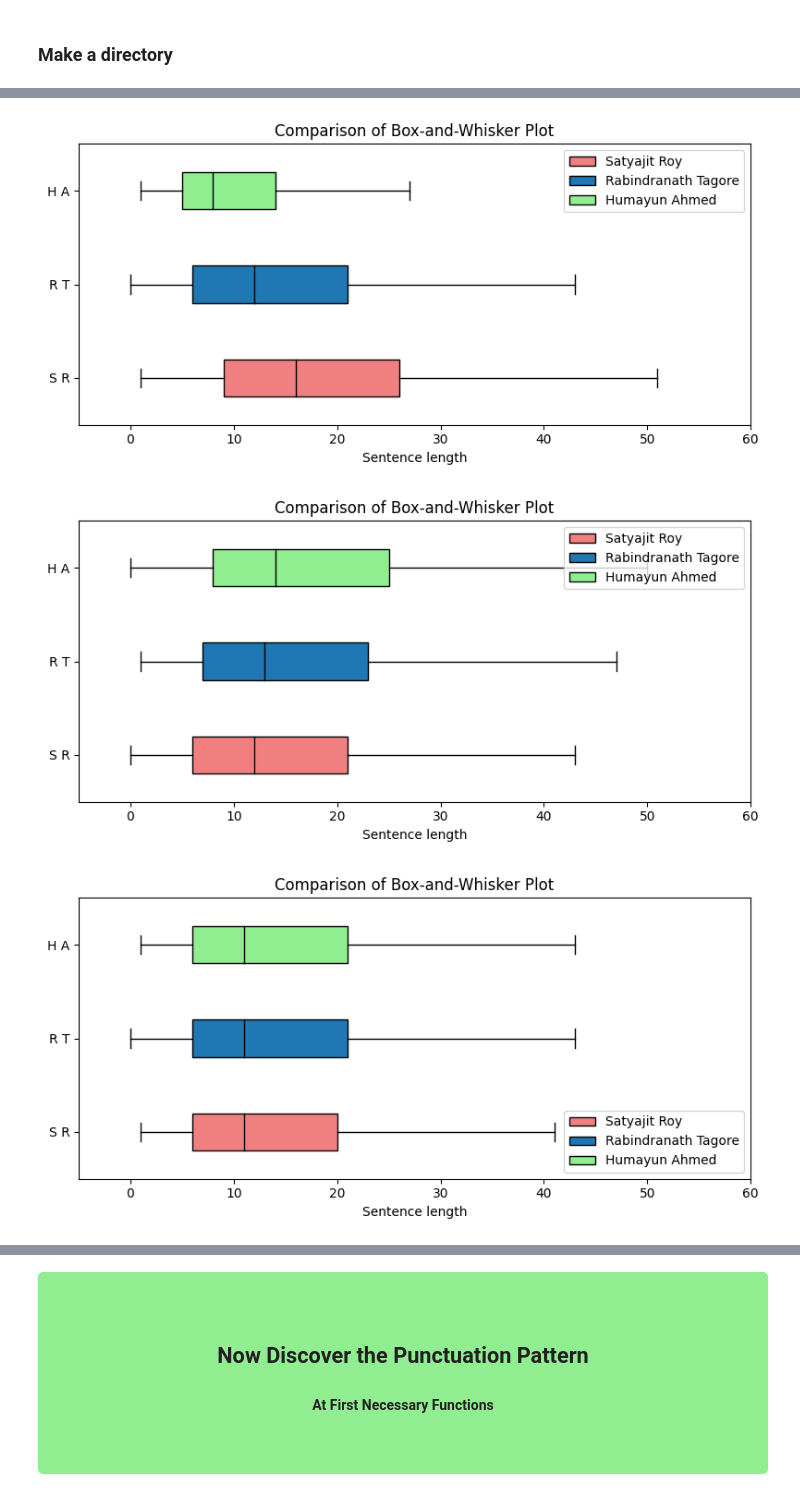
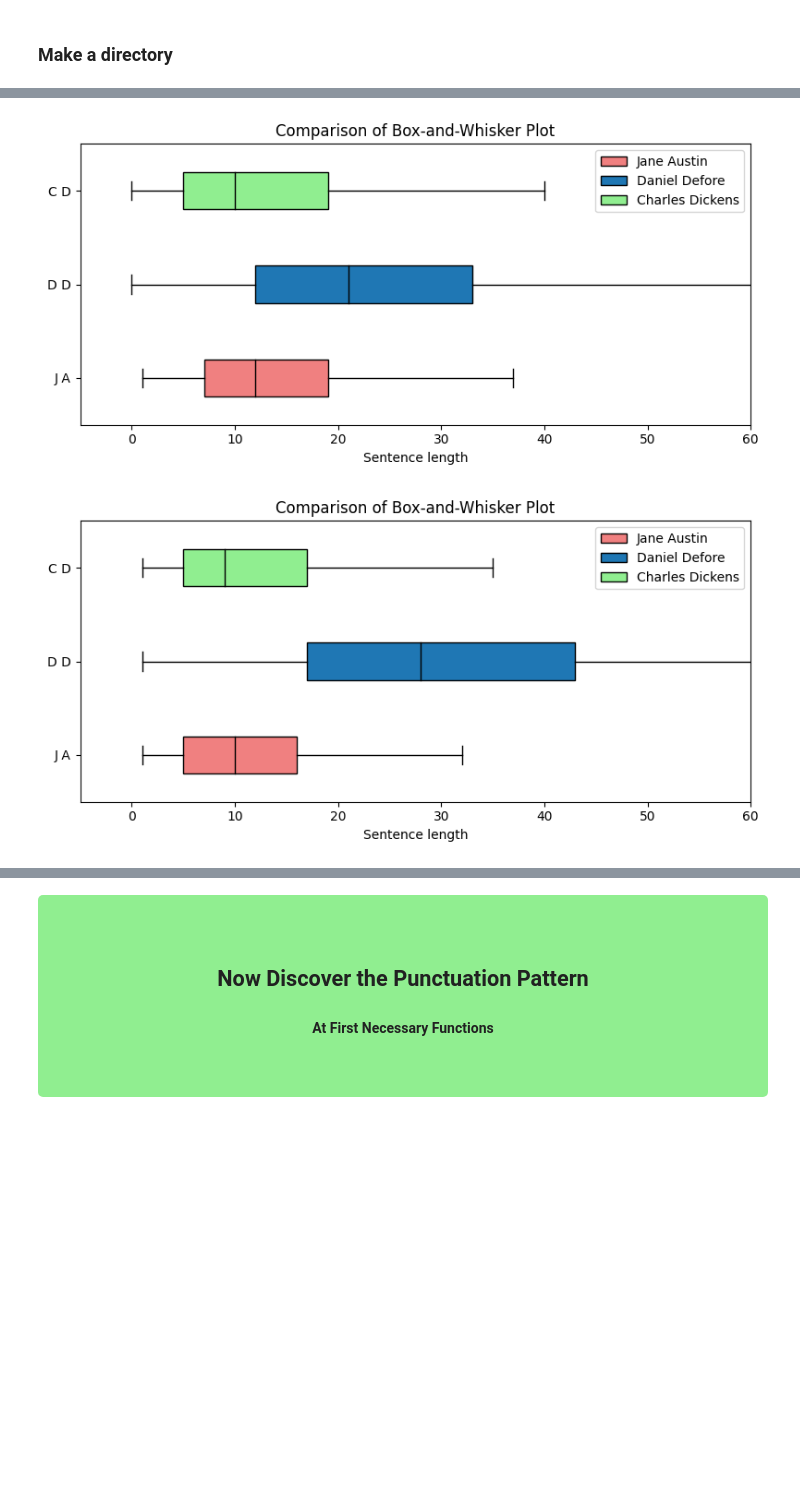
Before and after one commit to oitik/Harun-SIr, a Jupyter notebook: sentencelength-english.ipynb, the cells around one changed output, grey strips where cells are left out. Saved outputs shown, nothing was run; the diff lists cells and outputs as text; code cells hidden in the pictures; blank space fills up the shorter version.

```diff
--- a/sentencelength-english.ipynb
+++ b/sentencelength-english.ipynb
@@ -195,4 +193,8 @@ sentences, lenarr = create_lenarray('/kaggle/input/english-book/Salman_Rushdie_C
+# %%
+sentences1, lenarr1 = create_lenarray('/kaggle/input/english-book/Jane Austen')
+sentences2, lenarr2 = create_lenarray('/kaggle/input/english-book/Defore Novels')
+sentences3, lenarr3 = create_lenarray('/kaggle/input/english-book/Charles Dickens')
 # %%
-for i, val in enumerate(lenarr):
+for i, val in enumerate(lenarr1):
     print(f'Length of Book {i+1} : {len(val)}')
 # %% [output]
@@ -331,9 +328,9 @@ end = start + 1
 for i in range(start, end):
     path1 = f'/kaggle/working/Sentence/Histogram_{i}.png'
     path2 = f'/kaggle/working/Sentence/line_graph_{i}.png'
-    sent1 = lenarr[i]
-    sent2 = lenarr[i+1]
-    sent3 = lenarr[i+2]
+    sent1 = lenarr1[i]
+    sent2 = lenarr2[i]
+    sent3 = lenarr3[i]
     plot_hist(sent1, sent2, sent3, save_path = path1)
     plot_lines(sent1, sent2, sent3, save_path = path2)
 # %% [output]
@@ -348,23 +345,23 @@ def bwp_outliers(numbers1, numbers2, numbers3, save_path = None):
 
     wid = 0.4
     boxplot1 = ax.boxplot(numbers1, vert=False, positions=[1], patch_artist=True,
-                          boxprops=dict(facecolor="lightcoral"), widths=wid, medianprops=dict(color="black"), showfliers=False)
+                    boxprops=dict(facecolor="lightcoral"), widths=wid, medianprops=dict(color="black"), showfliers=False)
 
     boxplot2 = ax.boxplot(numbers2, vert=False, positions=[2], patch_artist=True,
                           boxprops=dict(facecolor=None), widths=wid, medianprops=dict(color="black"), showfliers=False)
 
     boxplot3 = ax.boxplot(numbers3, vert=False, positions=[3], patch_artist=True,
-                          boxprops=dict(facecolor="lightgreen"), widths=wid, medianprops=dict(color="black"), showfliers=False)
+                    boxprops=dict(facecolor="lightgreen"), widths=wid, medianprops=dict(color="black"), showfliers=False)
 
     ax.set_title("Comparison of Box-and-Whisker Plot")
     ax.set_xlabel("Sentence length")
     ax.set_yticks([1, 2, 3])
-    ax.set_yticklabels(["S R", "R T", "H A"])
+    ax.set_yticklabels(["J A", "D D", "C D"])
     ax.set_xlim([-5, 60])
 
     # Add legends
     ax.legend([boxplot1["boxes"][0], boxplot2["boxes"][0], boxplot3["boxes"][0]],
-              ["Satyajit Roy", "Rabindranath Tagore", "Humayun Ahmed"])
+              ["Jane Austin", "Daniel Defore", "Charles Dickens"])
 
     plt.tight_layout()  # Adjust the layout to prevent overlapping
     if save_path:
@@ -372,14 +369,13 @@ def bwp_outliers(numbers1, numbers2, numbers3, save_path = None):
     plt.show()
 # %%
 start = 0
-end = start + 12
+end = start + 6
 for i in range(start, end, 3):
     save_path = f'/kaggle/working/Sentence/Box_plot{i}.png'
-    sent1 = lenarr[i]
-    sent2 = lenarr[i+1]
-    sent3 = lenarr[i+2]
-    bwp_outliers(sent1, sent2, sent3, save_path=save_path)
+    sent1 = lenarr1[i]
+    sent2 = lenarr2[i]
+    sent3 = lenarr3[i]
+    bwp_outliers(sent1, sent2, sent3, save_path=None)
 # %% [output]
-[figure, old version]
+[figure, new version]
-[figure, old version]
+[figure, new version]
-[figure, removed]
```
Also changed, not shown: parts of 54 cells of this notebook.
